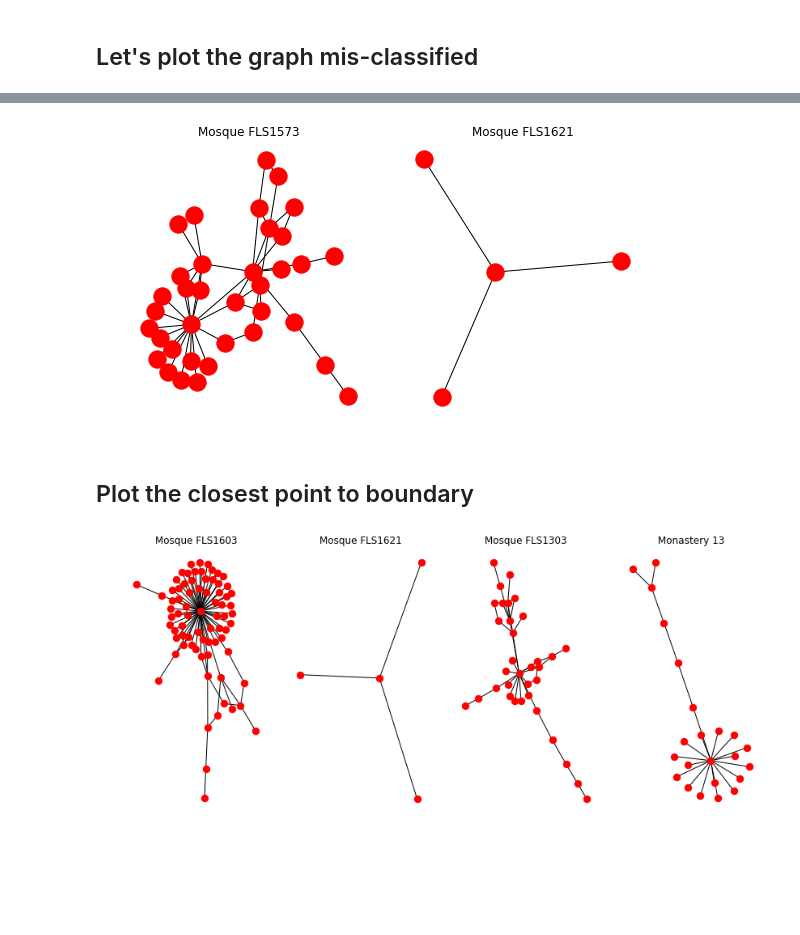
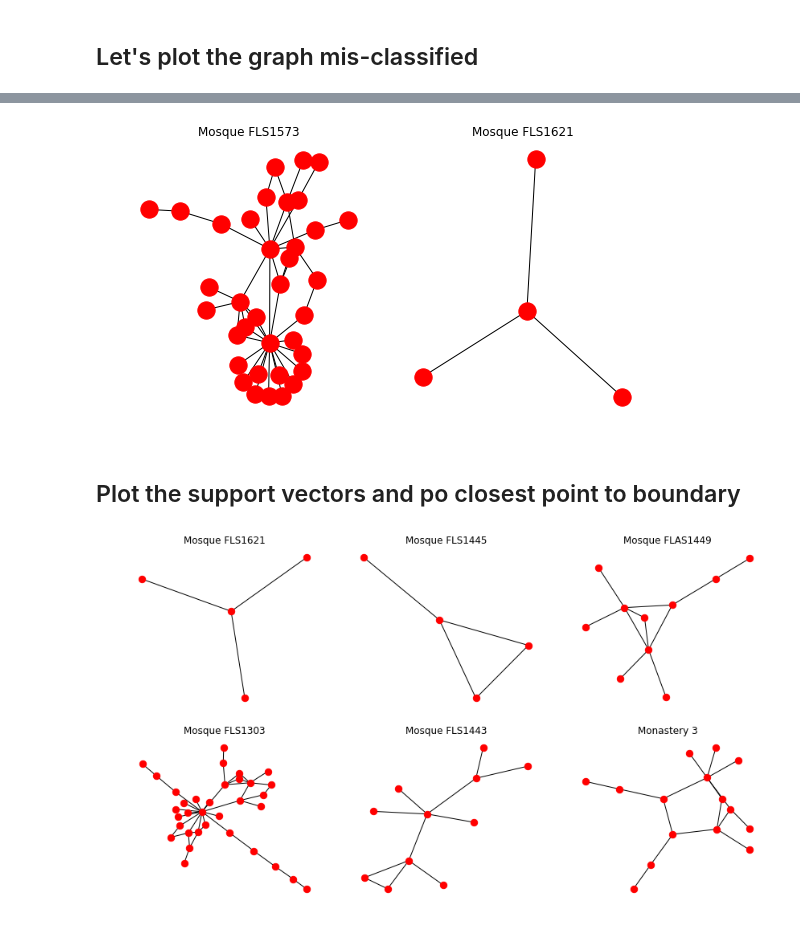
Before and after one commit to Mr8ND/ML-architectural-analytics, a Jupyter notebook: ipython_ntb/5.kernel_svm_implementation.ipynb, the cells around one changed output, grey strips where cells are left out. Cells and saved outputs as stored; diff of their text form; code cells hidden in the pictures; blank space fills up the shorter version.

Commit message:
Committing changes in how the closest points to boundary are detected

```diff
--- a/ipython_ntb/5.kernel_svm_implementation.ipynb
+++ b/ipython_ntb/5.kernel_svm_implementation.ipynb
@@ -128,7 +111,7 @@ Solution Value: 1.8254795992937556e-15 Index: 21
 # %%
 from sklearn.metrics import accuracy_score
 
-def calculate_optimal_parameters(X_mat, y_mat, solution, gram_mat=kern_mat_temp, sol_thresh=1e-5):
+def calculate_optimal_parameters(X_mat, y_mat, solution, gram_mat=kern_mat_temp, sol_thresh=1e-10):
     idx_alpha_not_zero = np.where(np.abs(solution) > sol_thresh)[0]
     beta0 = []
     for idx in idx_alpha_not_zero:
@@ -255,28 +268,30 @@ for j,df in enumerate(dataframe_list_pruned):
 plt.savefig('images/wrong_predictions_graph.png', dpi=600)
 plt.show()
 # %% [output]
-[figure, old version]
+[figure, new version]
 # %% [markdown]
-## Plot the closest point to boundary
+## Plot the support vectors and po closest point to boundary
 # %%
-indices_sv = [21, 22, 37, 17]
-plt.rcParams['figure.figsize'] = 14, 6
+## Closest to boundary
 
-number_of_columns = 4
+indices_sv = [22, 31, 24, 37, 33, 14]
+plt.rcParams['figure.figsize'] = 14, 8
+
+number_of_columns = 3
 number_of_rows = (len(indices_sv) / number_of_columns)
 number_of_subplots = len(indices_sv)
+
 
 for j, idx in enumerate(indices_sv):
     df = dataframe_list_pruned[idx]
     G = return_graph(df)
     ax1 = plt.subplot(number_of_rows, number_of_columns, j+1)
-    #nx.draw_networkx(G, node_size=150)
     nx.draw(G, node_size=70)
     if idx <= 18:
         ax1.set_title('Monastery ' + name_list_pruned[idx].split('/')[-1].replace('.txt', ''))
     else:
         ax1.set_title('Mosque ' + name_list_pruned[idx].split('/')[-1].replace('.txt', ''))
 plt.savefig('images/closest_points_boundary.png', dpi=500)
 plt.show()
 # %% [output]
-[figure, old version]
+[figure, new version]
```
Also changed, not shown: parts of 3 cells of this notebook, 1 other file.
